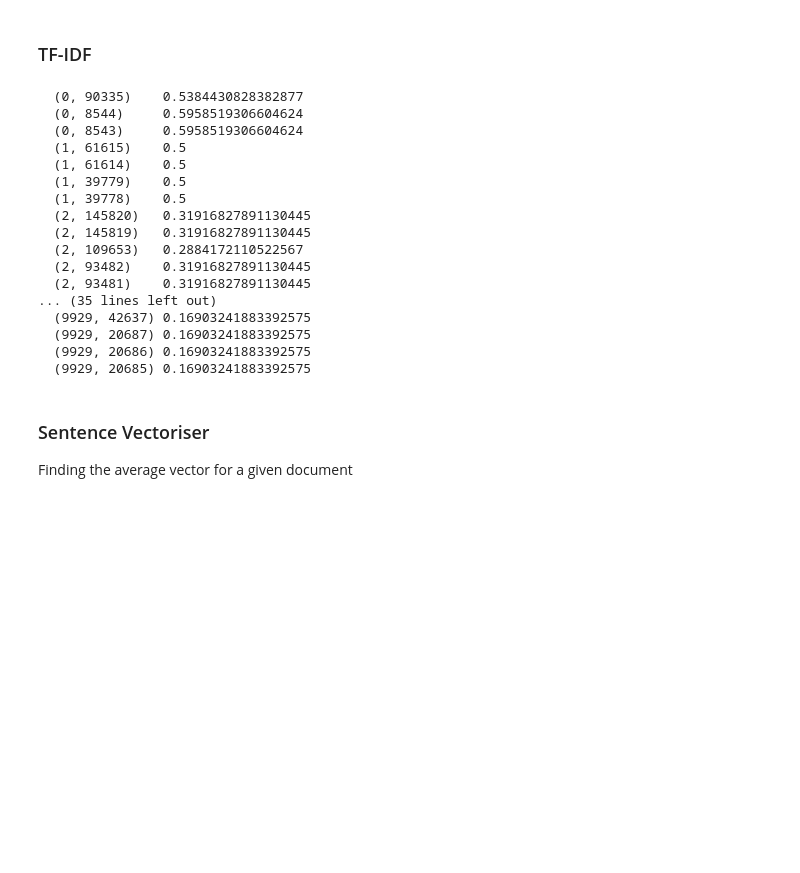
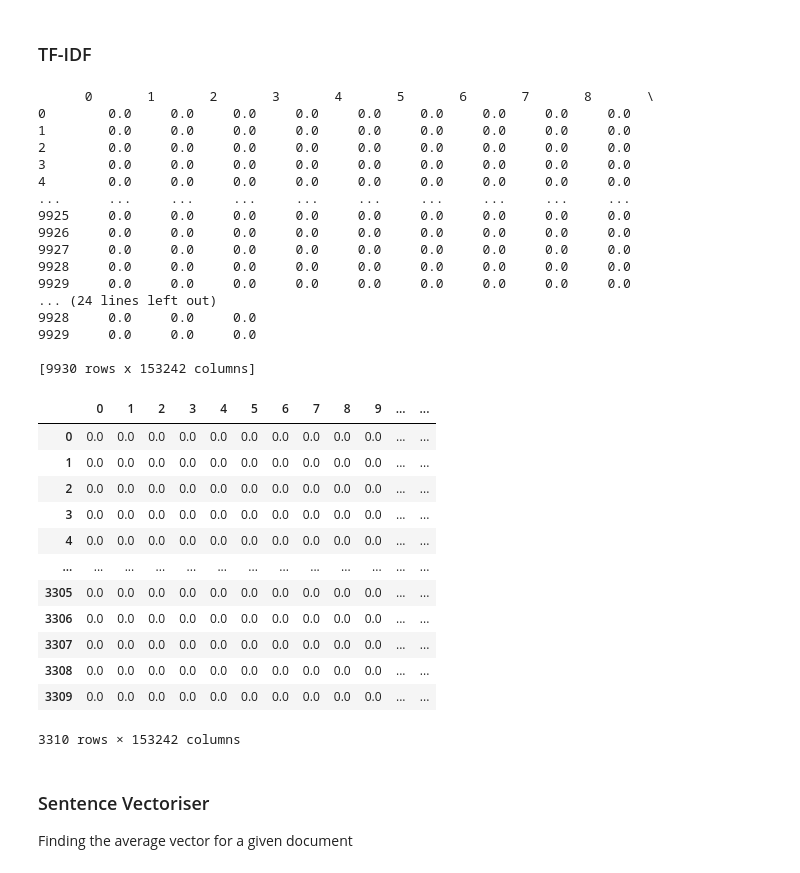
Before and after one commit to divyas39/SSL-Offensive-Lang-Detection-Social-Media, a Jupyter notebook: Co-Training.ipynb, the cells around one changed output. Saved outputs shown, nothing was run; the diff lists cells and outputs as text; code cells hidden in the pictures; blank space fills up the shorter version.

Commit message:
fixed index issue, but training issue

```diff
--- a/Co-Training.ipynb
+++ b/Co-Training.ipynb
@@ -156,0 +161,4 @@ Name: tweet, Length: 9930, dtype: object
+# %%
+X_test = X_test.sort_index().reset_index().drop(['index'], axis=1)
+# %%
+X_test = X_test['tweet']
@@ -157,28 +180,44 @@ Name: tweet, Length: 9930, dtype: object
 # %% [markdown]
 ### TF-IDF
 # %%
-X_train_tf = tfidf.transform(X_train.sort_index())
+X_train_tf = pd.DataFrame(tfidf.transform(X_train.sort_index()).todense())
 print(X_train_tf)
 # %% [output]
-  (0, 90335)    0.5384430828382877
-  (0, 8544)     0.5958519306604624
-  (0, 8543)     0.5958519306604624
-  (1, 61615)    0.5
-  (1, 61614)    0.5
-  (1, 39779)    0.5
-  (1, 39778)    0.5
-  (2, 145820)   0.31916827891130445
-  (2, 145819)   0.31916827891130445
-  (2, 109653)   0.2884172110522567
-  (2, 93482)    0.31916827891130445
-  (2, 93481)    0.31916827891130445
-... (35 lines left out)
-  (9929, 42637) 0.16903241883392575
-  (9929, 20687) 0.16903241883392575
-  (9929, 20686) 0.16903241883392575
-  (9929, 20685) 0.16903241883392575
+      0       1       2       3       4       5       6       7       8       \
+0        0.0     0.0     0.0     0.0     0.0     0.0     0.0     0.0     0.0
+1        0.0     0.0     0.0     0.0     0.0     0.0     0.0     0.0     0.0
+2        0.0     0.0     0.0     0.0     0.0     0.0     0.0     0.0     0.0
+3        0.0     0.0     0.0     0.0     0.0     0.0     0.0     0.0     0.0
+4        0.0     0.0     0.0     0.0     0.0     0.0     0.0     0.0     0.0
+...      ...     ...     ...     ...     ...     ...     ...     ...     ...
+9925     0.0     0.0     0.0     0.0     0.0     0.0     0.0     0.0     0.0
+9926     0.0     0.0     0.0     0.0     0.0     0.0     0.0     0.0     0.0
+9927     0.0     0.0     0.0     0.0     0.0     0.0     0.0     0.0     0.0
+9928     0.0     0.0     0.0     0.0     0.0     0.0     0.0     0.0     0.0
+9929     0.0     0.0     0.0     0.0     0.0     0.0     0.0     0.0     0.0
+... (24 lines left out)
+9928     0.0     0.0     0.0
+9929     0.0     0.0     0.0
+
+[9930 rows x 153242 columns]
 # %%
-X_test_tf = tfidf.transform(X_test.sort_index())
+X_test_tf = pd.DataFrame(tfidf.transform(X_test.sort_index()).todense())
+# %%
+X_test_tf
+# %% [output]
+|  | 0 | 1 | 2 | 3 | 4 | 5 | 6 | 7 | 8 | 9 | ... | ... |
+| 0 | 0.0 | 0.0 | 0.0 | 0.0 | 0.0 | 0.0 | 0.0 | 0.0 | 0.0 | 0.0 | ... | ... |
+| 1 | 0.0 | 0.0 | 0.0 | 0.0 | 0.0 | 0.0 | 0.0 | 0.0 | 0.0 | 0.0 | ... | ... |
+| 2 | 0.0 | 0.0 | 0.0 | 0.0 | 0.0 | 0.0 | 0.0 | 0.0 | 0.0 | 0.0 | ... | ... |
+| 3 | 0.0 | 0.0 | 0.0 | 0.0 | 0.0 | 0.0 | 0.0 | 0.0 | 0.0 | 0.0 | ... | ... |
+| 4 | 0.0 | 0.0 | 0.0 | 0.0 | 0.0 | 0.0 | 0.0 | 0.0 | 0.0 | 0.0 | ... | ... |
+| ... | ... | ... | ... | ... | ... | ... | ... | ... | ... | ... | ... | ... |
+| 3305 | 0.0 | 0.0 | 0.0 | 0.0 | 0.0 | 0.0 | 0.0 | 0.0 | 0.0 | 0.0 | ... | ... |
+| 3306 | 0.0 | 0.0 | 0.0 | 0.0 | 0.0 | 0.0 | 0.0 | 0.0 | 0.0 | 0.0 | ... | ... |
+| 3307 | 0.0 | 0.0 | 0.0 | 0.0 | 0.0 | 0.0 | 0.0 | 0.0 | 0.0 | 0.0 | ... | ... |
+| 3308 | 0.0 | 0.0 | 0.0 | 0.0 | 0.0 | 0.0 | 0.0 | 0.0 | 0.0 | 0.0 | ... | ... |
+| 3309 | 0.0 | 0.0 | 0.0 | 0.0 | 0.0 | 0.0 | 0.0 | 0.0 | 0.0 | 0.0 | ... | ... |
+3310 rows × 153242 columns
 # %% [markdown]
 ### Sentence Vectoriser
 
```
Also changed, not shown: parts of 19 cells of this notebook.
